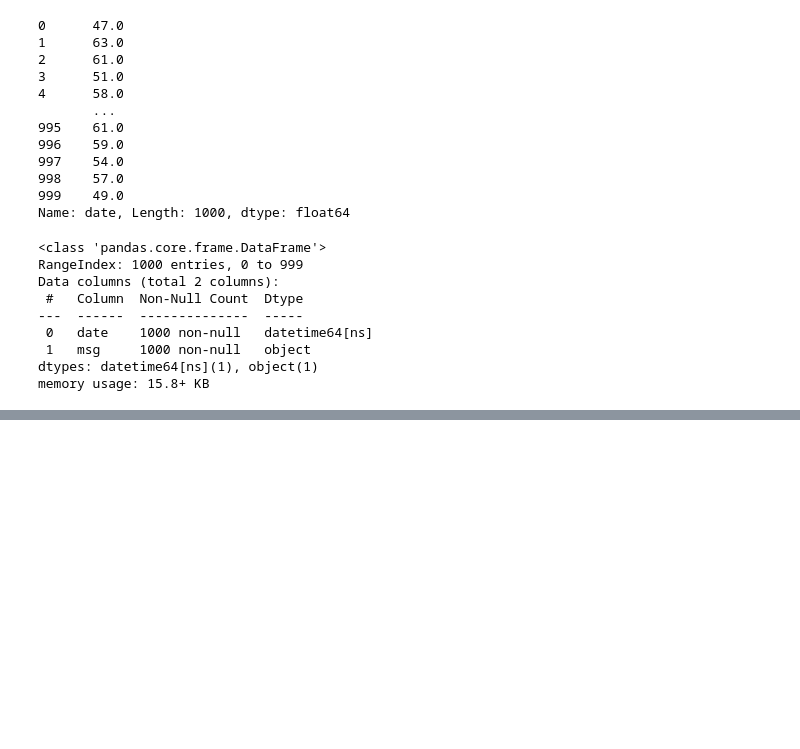
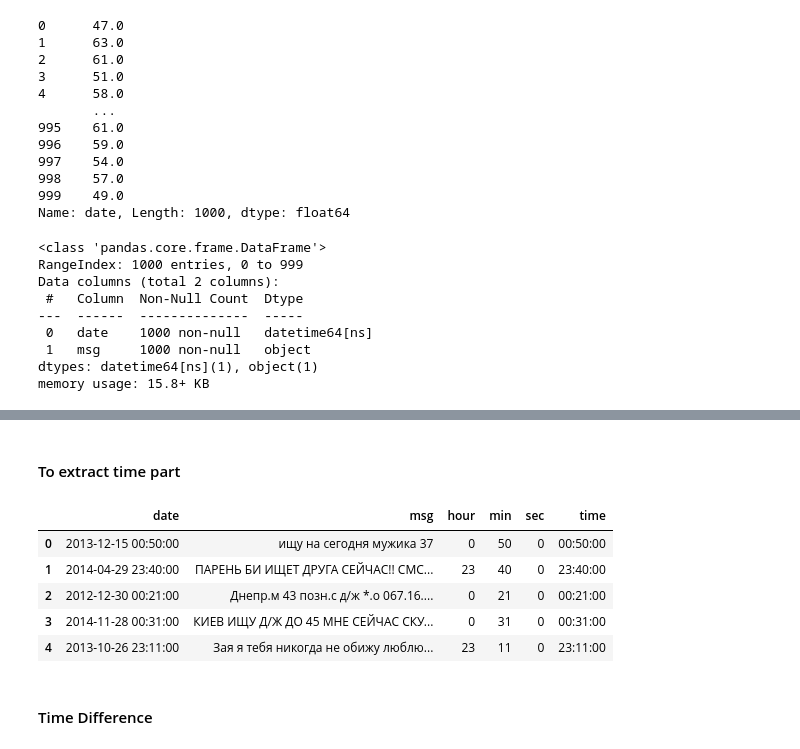
Before and after one commit to Shreyasb1015/Machine-Learning, a Jupyter notebook: handling-date-and-time/working-with-dateAndTime.ipynb, the cells around one changed output, grey strips where cells are left out. Saved outputs shown, nothing was run; the diff lists cells and outputs as text; code cells hidden in the pictures; blank space fills up the shorter version.

Commit message:
handling date and timne

```diff
--- a/handling-date-and-time/working-with-dateAndTime.ipynb
+++ b/handling-date-and-time/working-with-dateAndTime.ipynb
@@ -286,0 +289,6 @@ memory usage: 15.8+ KB
+# %%
+time['hour'] = time['date'].dt.hour
+time['min'] = time['date'].dt.minute
+time['sec'] = time['date'].dt.second
+
+time.head()
@@ -286,0 +302,14 @@ memory usage: 15.8+ KB
+# %% [markdown]
+#### To extract time part
+# %%
+time['time']=time['date'].dt.time
+time.head()
+# %% [output]
+|  | date | msg | hour | min | sec | time |
+| 0 | 2013-12-15 00:50:00 | ищу на сегодня мужика 37 | 0 | 50 | 0 | 00:50:00 |
+| 1 | 2014-04-29 23:40:00 | ПАРЕНЬ БИ ИЩЕТ ДРУГА СЕЙЧАС!! СМС... | 23 | 40 | 0 | 23:40:00 |
+| 2 | 2012-12-30 00:21:00 | Днепр.м 43 позн.с д/ж *.о 067.16.... | 0 | 21 | 0 | 00:21:00 |
+| 3 | 2014-11-28 00:31:00 | КИЕВ ИЩУ Д/Ж ДО 45 МНЕ СЕЙЧАС СКУ... | 0 | 31 | 0 | 00:31:00 |
+| 4 | 2013-10-26 23:11:00 | Зая я тебя никогда не обижу люблю... | 23 | 11 | 0 | 23:11:00 |
+# %% [markdown]
+#### Time Difference
```
Also changed, not shown: parts of 2 cells of this notebook.
